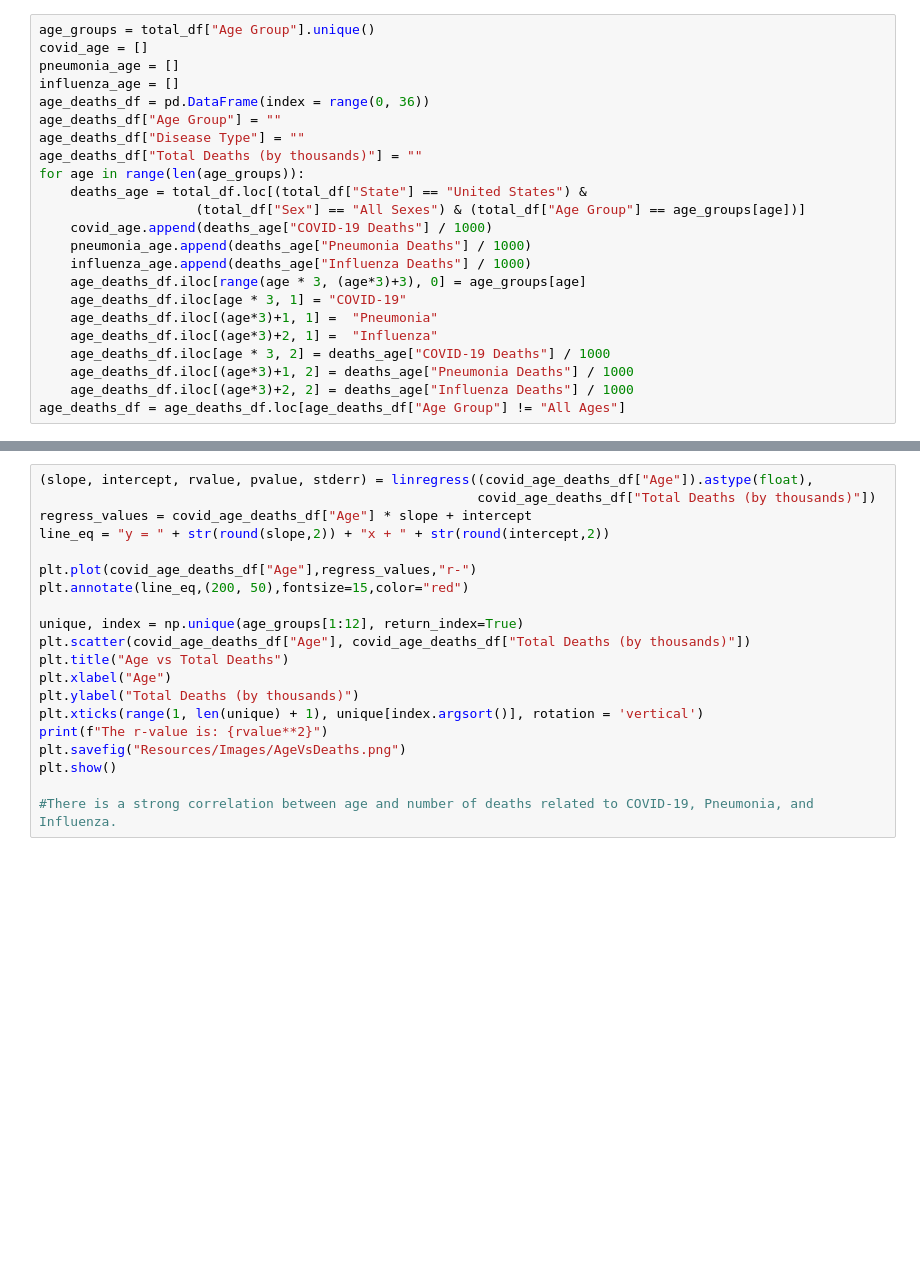
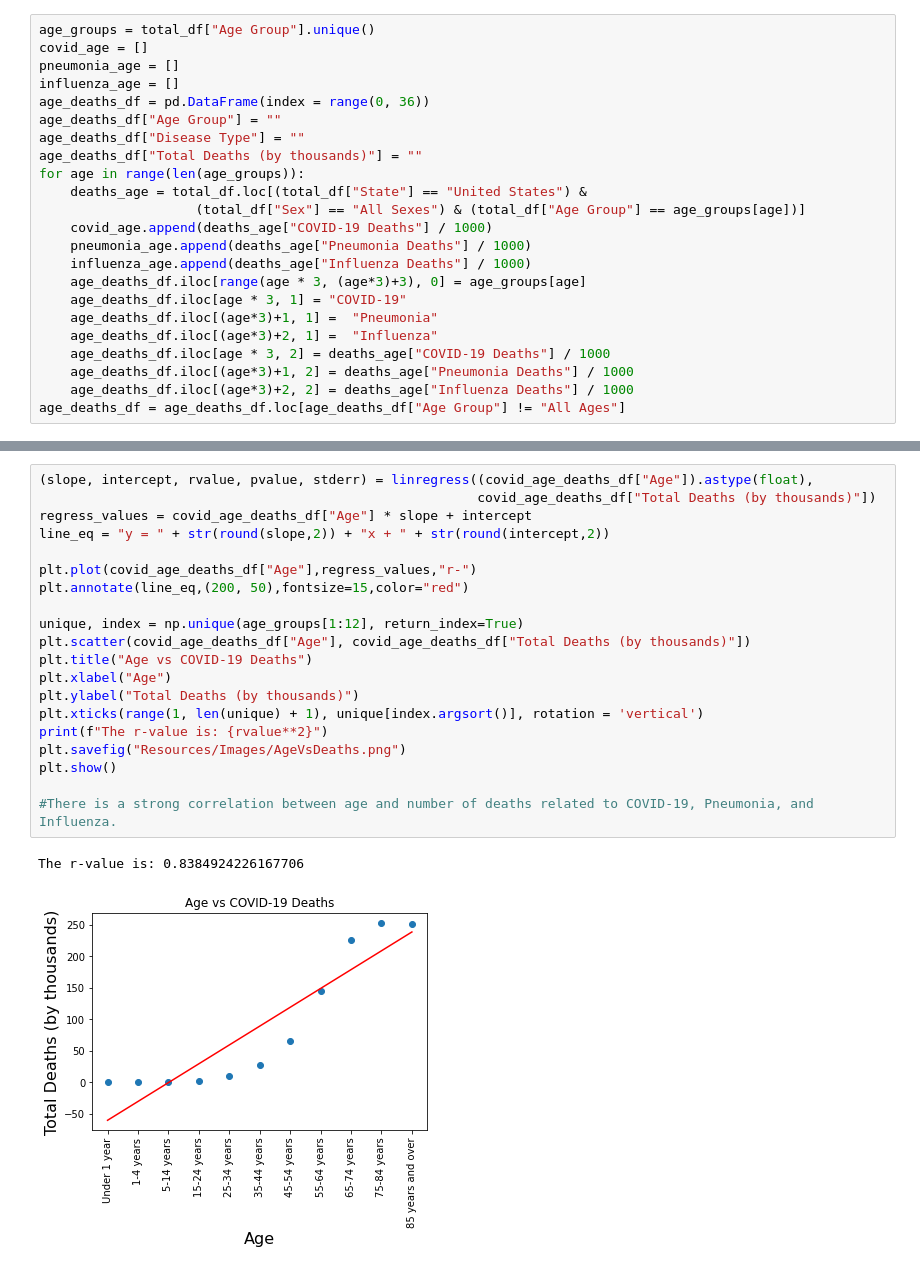
Before and after one commit to valputla/InfectionDataAnalysis, a Jupyter notebook: Vishaal.ipynb, the cells around one changed output, grey strips where cells are left out. Drawn from its saved outputs; the diff is of its cells as text; blank space fills up the shorter version.

```diff
--- a/Vishaal.ipynb
+++ b/Vishaal.ipynb
@@ -209,20 +263,23 @@ covid_age_deaths_df['Total Deaths (by thousands)'] = covid_age_deaths_df['Total
 # %%
 (slope, intercept, rvalue, pvalue, stderr) = linregress((covid_age_deaths_df["Age"]).astype(float),
                                                         covid_age_deaths_df["Total Deaths (by thousands)"])
 regress_values = covid_age_deaths_df["Age"] * slope + intercept
 line_eq = "y = " + str(round(slope,2)) + "x + " + str(round(intercept,2))
 
 plt.plot(covid_age_deaths_df["Age"],regress_values,"r-")
 plt.annotate(line_eq,(200, 50),fontsize=15,color="red")
 
 unique, index = np.unique(age_groups[1:12], return_index=True)
 plt.scatter(covid_age_deaths_df["Age"], covid_age_deaths_df["Total Deaths (by thousands)"])
-plt.title("Age vs Total Deaths")
+plt.title("Age vs COVID-19 Deaths")
 plt.xlabel("Age")
 plt.ylabel("Total Deaths (by thousands)")
 plt.xticks(range(1, len(unique) + 1), unique[index.argsort()], rotation = 'vertical')
 print(f"The r-value is: {rvalue**2}")
 plt.savefig("Resources/Images/AgeVsDeaths.png")
 plt.show()
 
 #There is a strong correlation between age and number of deaths related to COVID-19, Pneumonia, and Influenza.
+# %% [output]
+The r-value is: 0.8384924226167706
+[figure, added]
```
Also changed, not shown: parts of 11 cells of this notebook, 4 other files.
